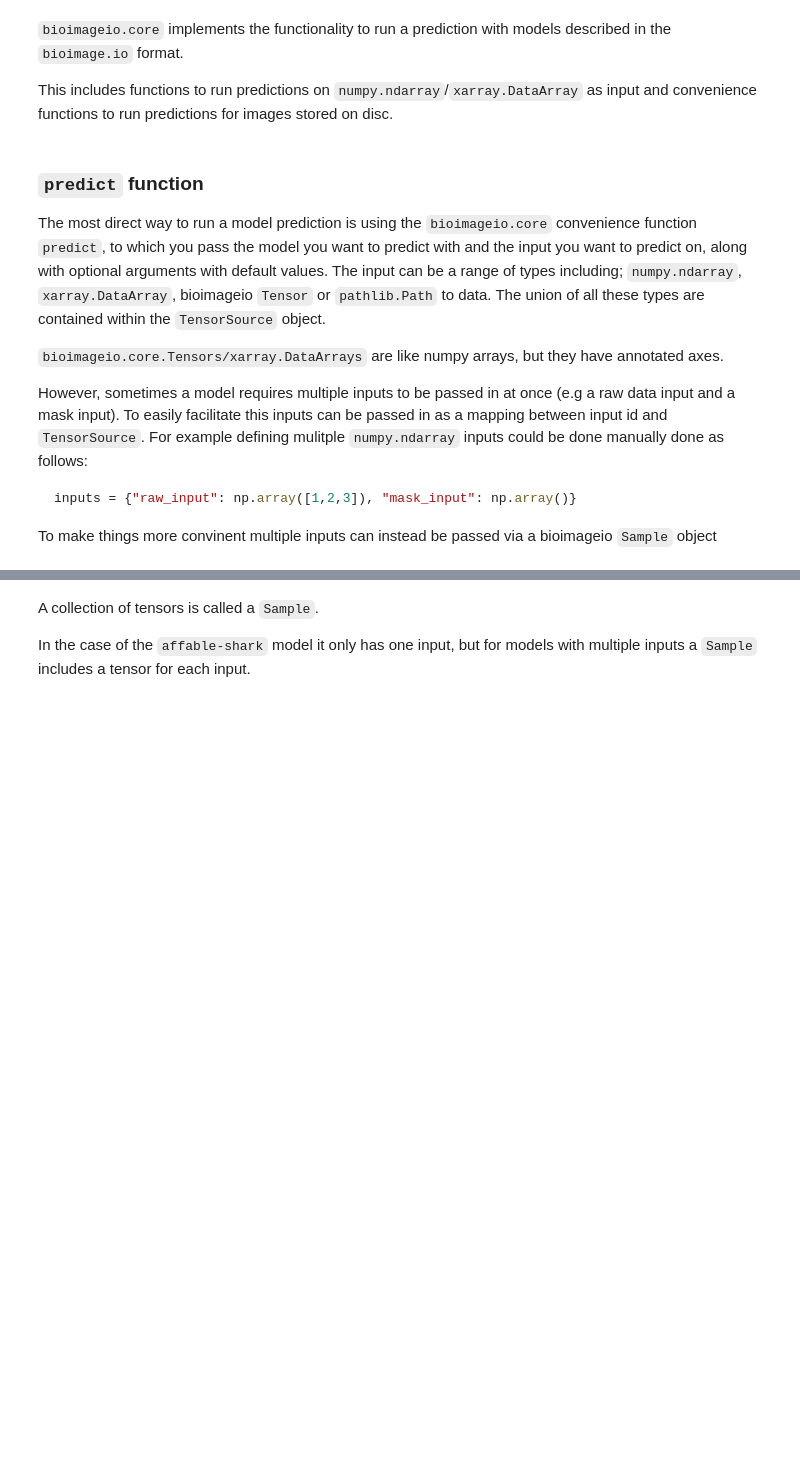
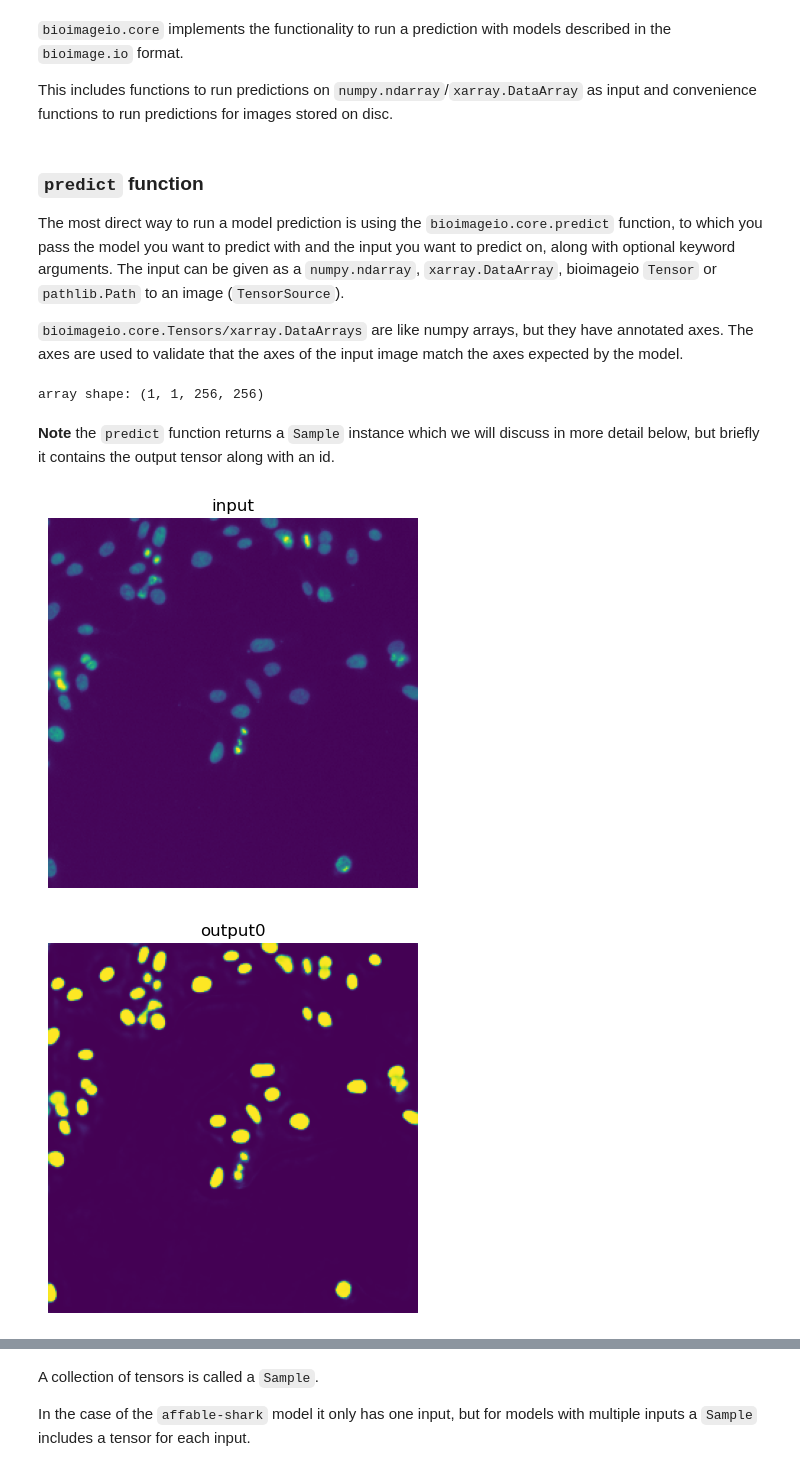
Before and after one commit to bioimage-io/core-bioimage-io-python, a Jupyter notebook: example/model_usage.ipynb, the cells around one changed output, grey strips where cells are left out. Drawn from its saved outputs; the diff is of its cells as text; code cells hidden in the pictures; blank space fills up the shorter version.

Commit message:
update explanation and display function

````diff
--- a/example/model_usage.ipynb
+++ b/example/model_usage.ipynb
@@ -90,7 +80,7 @@ Alternatively, any rdf.yaml source, single file or in a .zip, may be loaded by p
 
 **Note** -- For more detailed information about loading a model, inspecting a model's metadata and creating your own model visit [bioimageio.spec package example notebook](https://github.com/bioimage-io/spec-bioimage-io/blob/main/example/load_model_and_create_your_own.ipynb).
 # %%
-model_source = "affable-shark"
+model_source = "affable-shark/1.2"
 #model_source = "10.5281/zenodo.6287342"
 #model_source = "https://uk1s3.embassy.ebi.ac.uk/public-datasets/bioimage.io/affable-shark/draft/files/rdf.yaml"
 # %% [markdown]
@@ -101,6 +91,6 @@ To learn more about the functionalities of the `bioimageio.spec` package, see th
 from bioimageio.core import load_model_description
 from bioimageio.core import test_model
 
-model = load_model_description(model_source)
+model = load_model_description(model_source, format_version="latest")
 test_summary = test_model(model) #Test model to check environment compatibility
 assert test_summary.status == "passed", test_summary.display()
@@ -113,24 +122,28 @@ This includes functions to run predictions on `numpy.ndarray`/`xarray.DataArray`
 # %% [markdown]
 ### `predict` function
 
-The most direct way to run a model prediction is using the `bioimageio.core` convenience function `predict`, to which you pass the model you want to predict with and the input you want to predict on, along with optional arguments with default values. The input can be a range of types including; `numpy.ndarray`, `xarray.DataArray`, bioimageio `Tensor` or `pathlib.Path` to data. The union of all these types are contained within the `TensorSource` object.
+The most direct way to run a model prediction is using the `bioimageio.core.predict` function, to which you pass the model you want to predict with and the input you want to predict on, along with optional keyword arguments. The input can be given as a `numpy.ndarray`, `xarray.DataArray`, bioimageio `Tensor` or `pathlib.Path` to an image (`TensorSource`).
 
-`bioimageio.core.Tensors/xarray.DataArrays` are like numpy arrays, but they have annotated axes.
-
-However, sometimes a model requires multiple inputs to be passed in at once (e.g a raw data input and a mask input). To easily facilitate this inputs can be passed in as a mapping between input id and `TensorSource`. For example defining mulitple `numpy.ndarray` inputs could be done manually done as follows:
-
-```console
-inputs = {"raw_input": np.array([1,2,3]), "mask_input": np.array()}
-```
-
-To make things more convinent multiple inputs can instead be passed via a bioimageio `Sample` object
+`bioimageio.core.Tensors/xarray.DataArrays` are like numpy arrays, but they have annotated axes. The axes are used to validate that the axes of the input image match the axes expected by the model.
+# %%
+from bioimageio.spec.utils import load_array
+
+assert isinstance(model, ModelDescr)
+input_image = load_array(model.inputs[0].test_tensor)
+print(f"array shape: {input_image.shape}")
+# %% [output]
+array shape: (1, 1, 256, 256)
+# %% [markdown]
+**Note** the `predict` function returns a `Sample` instance which we will discuss in more detail below, but briefly it contains the output tensor along with an id.
 # %%
-from bioimageio.core import predict  # , predict_many
+from bioimageio.core import predict
 from bioimageio.core import Sample
 
-# predict_many(model=model, inputs=[sample])
-
-prediction: Sample = predict(model=model, inputs=sample)
+prediction: Sample = predict(model=model, inputs=input_image)
 
 # show the prediction result
-show_images(sample, prediction)
+show_images({"input": input_image})
+show_images(prediction.members)
+# %% [output]
+[figure, added]
+[figure, added]
````
Also changed, not shown: parts of 26 cells of this notebook.
